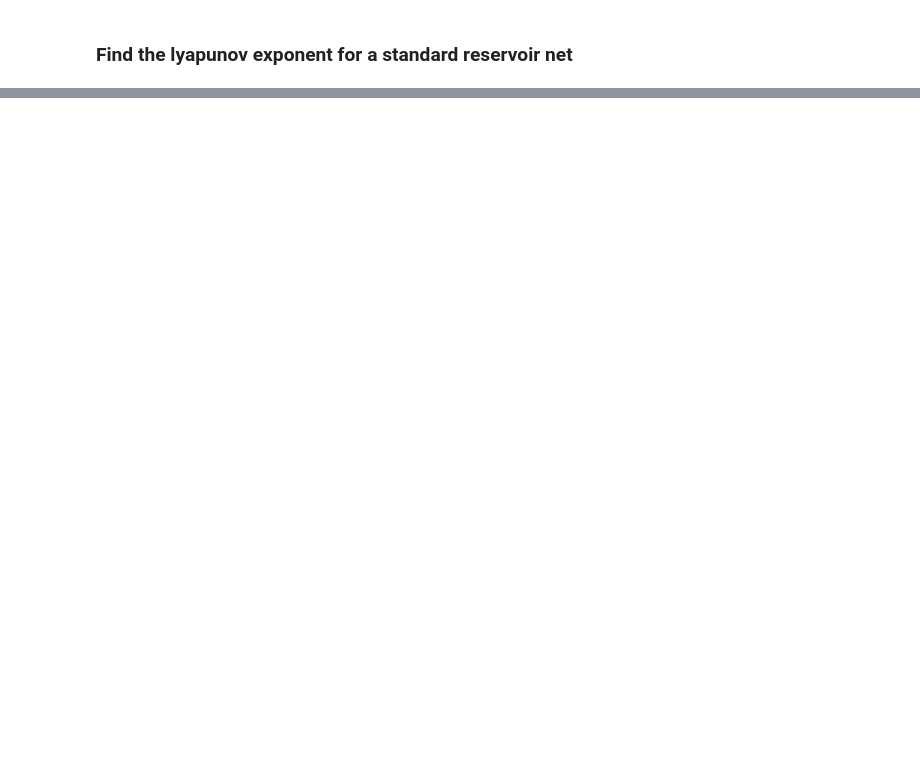
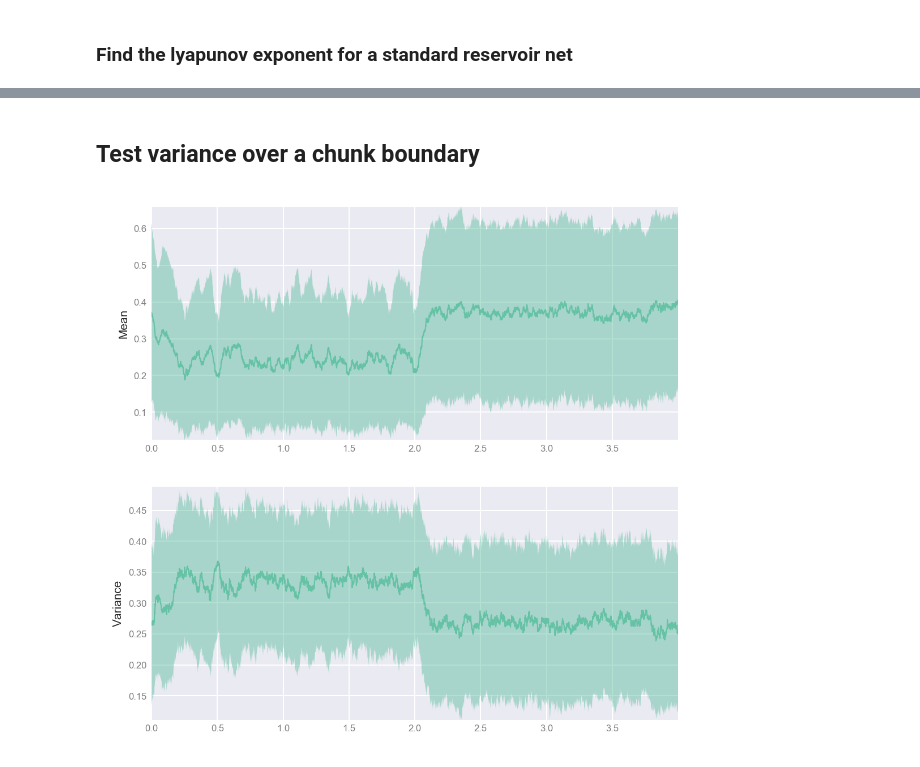
Before and after one commit to TomGeorge1234/ReservoirComputing, a Jupyter notebook: reservoirLyapunov.ipynb, the cells around one changed output, grey strips where cells are left out. Drawn from its saved outputs; the diff is of its cells as text; code cells hidden in the pictures; blank space fills up the shorter version.

```diff
--- a/reservoirLyapunov.ipynb
+++ b/reservoirLyapunov.ipynb
@@ -171,3 +184,0 @@ len(animationX[1][::5])
-# %%
-for i in [0,1,2]:
-    ax[i].set_aspect((ax[i].get_xlim()[1]-ax[i].get_xlim()[0])/(ax[i].get_ylim()[1]-ax[i].get_ylim()[0]))
@@ -178,0 +185,37 @@ plt.savefig("./figures/chaosdeviation.png",dpi=300)
+# %% [markdown]
+## Test variance over a chunk boundary
+# %%
+def testVarianceOverChunk(reservoir,chunk,ntest=10):
+    nodeData = np.zeros(shape=(ntest,chunk['data'].shape[0],reservoir.Nres))
+    for n in range(ntest):
+        for t in range(chunk['data'].shape[0]):
+            nodeData[n,t,:] = reservoir.runDynamicsStep(inputVec=chunk['data'],returnItems=['r'])['r']
+
+    varOverTrials = np.var(nodeData,axis=0)
+    meanOverTrials = np.abs(np.mean(nodeData,axis=0))
+
+    meanOfVar = np.mean(varOverTrials,axis=1)
+    stdOfVar = np.std(varOverTrials,axis=1)
+    meanOfMean = np.mean(meanOverTrials,axis=1)
+    stdOfMean = np.std(meanOverTrials,axis=1)
+
+    fix, ax = plt.subplots(2,1,figsize=(4,4))
+    ax[0].plot(chunk['t'],meanOfMean)
+    ax[0].fill_between(chunk['t'],meanOfMean+stdOfMean,meanOfMean-stdOfMean,alpha=0.5)
+    ax[0].set_ylabel("Mean")
+
+    ax[1].plot(chunk['t'],meanOfVar)
+    ax[1].fill_between(chunk['t'],meanOfVar+stdOfVar,meanOfVar-stdOfVar,alpha=0.5)
+    ax[1].set_ylabel("Variance")
+
+    return fig, ax
+
+
+
+
+#testVarianceOverChunk(reservoirPair.res1,inputsTest_rn)
+#testVarianceOverChunk(reservoirPair.res1,inputsTest_r)
+testVarianceOverChunk(reservoirPair.res1,inputsTest_ra)
+testVarianceOverChunk(reservoirPair.res1,inputsTest_rb)
+# %% [output]
+[figure, added]
```
Also changed, not shown: parts of 11 cells of this notebook, 7 other files.
